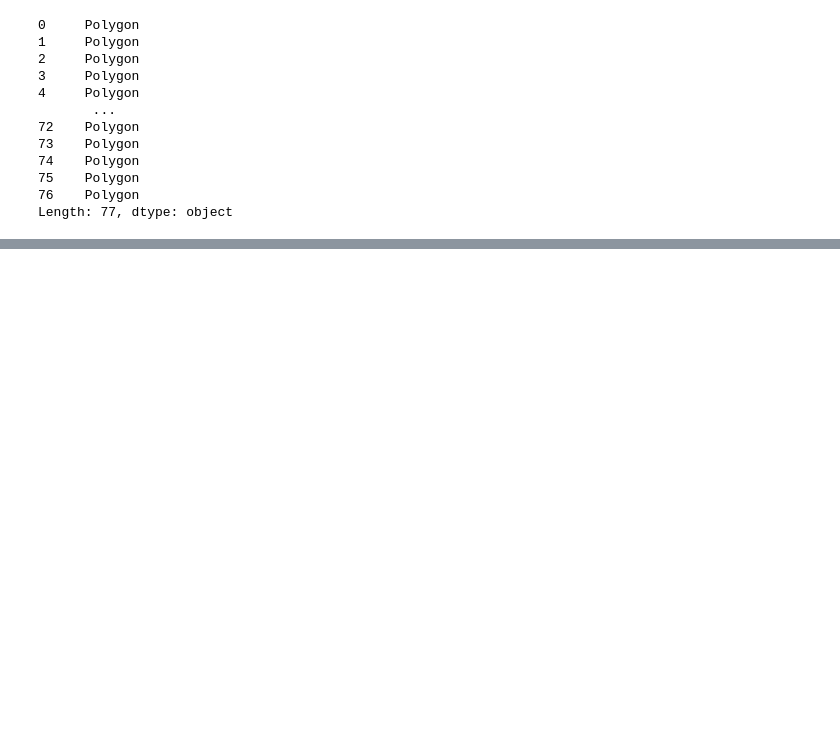
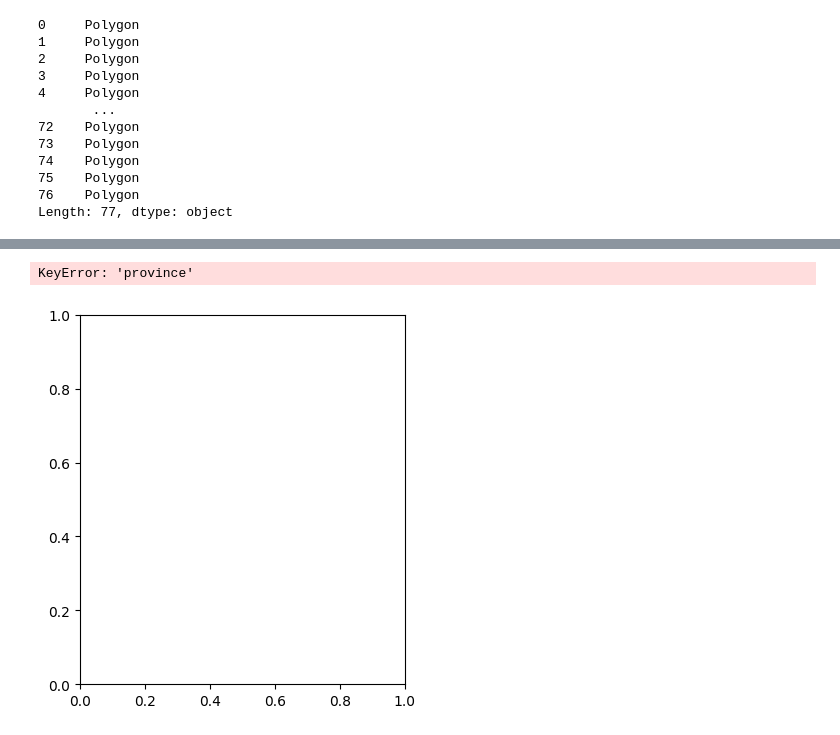
Before and after one commit to Pushpagtm/Interpolation, a Jupyter notebook: vector_processing.ipynb, the cells around one changed output, grey strips where cells are left out. Cells and saved outputs as stored; diff of their text form; code cells hidden in the pictures; blank space fills up the shorter version.

```diff
--- a/vector_processing.ipynb
+++ b/vector_processing.ipynb
@@ -69,0 +80,5 @@ Length: 77, dtype: object
+# %%
+gdf.plot("Province")
+# %% [output]
+KeyError: 'province'
+[figure, added]
```
Also changed, not shown: parts of 2 cells of this notebook.
